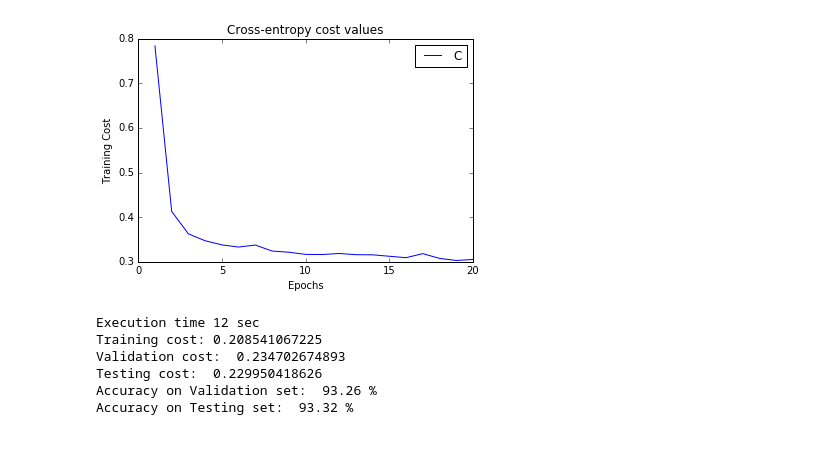
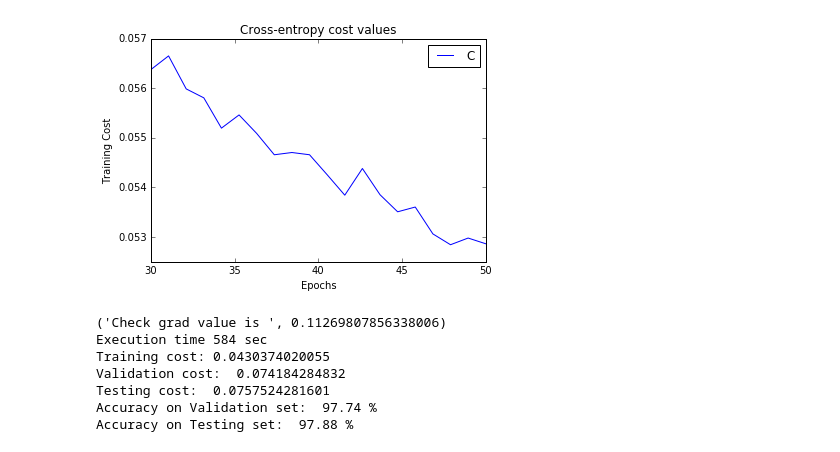
Before and after one commit to ArkAung/DNNfs, a Jupyter notebook: DNNfs.ipynb, the cells around one changed output. Cells and saved outputs as stored; diff of their text form; code cells hidden in the pictures.

```diff
--- a/DNNfs.ipynb
+++ b/DNNfs.ipynb
@@ -56,7 +56,7 @@ def feedforward(w1, w2, b1, b2, images, labels):
 def grad_layer2(h1, y_hat, w1, w2, images, labels, alpha=0.):
     y = labels
     m = y.shape[0]
-    dJ_dz2 = y_hat - y
+    dJ_dz2 = (y_hat - y)/m
     dJ_dw2 = dJ_dz2.T.dot(h1)
     #Regularize
     dJ_dw2 += (alpha/m) * w2
@@ -68,7 +68,7 @@ def grad_layer1(h1, y_hat, w1, w2, images, labels, alpha=0.):
     x = images
     y = labels
     m = y.shape[0]
-    dJ_dz2 = y_hat - y
+    dJ_dz2 = (y_hat - y)/m
     dJ_dh1 = dJ_dz2.dot(w2)
     g = dJ_dh1 * relu_prime(x.dot(w1.T))  # dJ/dz1
     dJ_dw1 = g.T.dot(x)
@@ -134,7 +134,7 @@ def sgd(train_images, train_labels, val_images, val_labels, h_nodes, epsilon, ba
         # final validation accuracy. These will be heuristics when choosing the best hyperparameters
         return cost_history[-1], validation_acc
 
-    plt.plot(np.linspace(1, epochs, epochs), cost_history, label="Training Cost")
+    plt.plot(np.linspace(epochs-20, epochs, 20), cost_history[-20:], label="Training Cost")
     plt.legend('Cost')
     plt.ylabel('Training Cost')
     plt.xlabel('Epochs')
@@ -163,19 +163,19 @@ def predict(images, labels, w1, w2, b1, b2):
 
 
 def findBestHyperparameters(train_images, train_labels, val_images, val_labels):
-    h_nodes = [20, 20, 50, 50, 80, 30, 60, 40, 20, 80]
-    l_rate = [1e-4, 1e-4, 0.001, 0.0005, 0.001, 0.00001, 0.0006, 0.0006, 0.00007, 0.001]
-    b_size = [1000, 10000, 50, 125, 500, 275, 88, 40, 625, 25]
-    alpha = [0, 0.8, 0.02, 1e2, 5.0, 0.2, 0.3, 0.7, 0.1, 0.9]
-    epochs = 5
+    h_nodes = [20, 20, 60, 50, 80, 30, 60, 40, 60, 20, 80]
+    l_rate = [0.33, 1e-2, 0.4, 0.15, 0.001, 0.01, 0.006, 0.06, 0.2, 0.007, 0.1]
+    b_size = [100, 250, 50, 125, 500, 275, 88, 40, 100, 625, 25]
+    alpha = [0, 0.8, 0.02, 1e2, 5.0, 0.2, 0.3, 0.7, 0.05, 0.1, 0.9]
+    epochs = [10, 20, 50, 10, 30, 40, 30, 20, 50, 10, 40]
     min_cost = 100
     max_acc = 0
     best = 0
-    for i in range(10):
+    for i in range(11):
         print ("[%d] Trying parameters - Hidden Nodes: %d Learning Rate: %.6f Batch Size: %d Alpha: %.3f Epochs: %d" % (
-            i, h_nodes[i], l_rate[i], b_size[i], alpha[i], epochs))
+            i, h_nodes[i], l_rate[i], b_size[i], alpha[i], epochs[i]))
         cost, acc = sgd(train_images, train_labels, val_images, val_labels,
-                        h_nodes[i], l_rate[i], b_size[i], epochs, alpha[i], searching=True)
+                        h_nodes[i], l_rate[i], b_size[i], epochs[i], alpha[i], searching=True)
         if cost < min_cost:
             min_cost = cost
             best = i
@@ -183,10 +183,37 @@ def findBestHyperparameters(train_images, train_labels, val_images, val_labels):
             max_acc = acc
             best = i
         print ("Current best parameters - Hidden Nodes: %d Learning Rate: %.6f Batch Size: %d Alpha: %.3f Epochs: %d" %
-               (h_nodes[best], l_rate[best], b_size[best], alpha[best], epochs))
+               (h_nodes[best], l_rate[best], b_size[best], alpha[best], epochs[best]))
 
-    return h_nodes[best], l_rate[best], b_size[best], alpha[best], 20
+    return h_nodes[best], l_rate[best], b_size[best], alpha[best], epochs[best]
 
+#####CHECK GRAD######
+def checkgrad_unpack(w, images, labels):
+    w1_idx = images.shape[1] * hidden_nodes
+    b1_idx = hidden_nodes
+    w2_idx = labels.shape[1] * hidden_nodes
+    b2_idx = 10
+    w1 = np.reshape(w[:w1_idx], (hidden_nodes, images.shape[1]))
+    b1 = np.reshape(w[w1_idx:w1_idx + b1_idx], (1, hidden_nodes))
+    w2 = np.reshape(w[w1_idx + b1_idx:w1_idx + b1_idx + w2_idx], (labels.shape[1], hidden_nodes))
+    b2 = np.reshape(w[w1_idx + b1_idx + w2_idx:], (1, 10))
+    return w1, b1, w2, b2
+
+
+def checkgrad_cost(w, images, labels, alpha=.0):
+    w1, b1, w2, b2 = checkgrad_unpack(w, images, labels)
+    cost = J(w1, w2, b1, b2, images, labels, alpha)
+    return cost
+
+
+def checkgrad_grad(w, images, labels, alpha=.0):
+    w1, b1, w2, b2 = checkgrad_unpack(w, images, labels)
+    h1, y_hat = feedforward(w1, w2, b1, b2, images, labels)
+    gw2, gb2 = grad_layer2(h1, y_hat, w1, w2, images, labels, alpha)
+    gw1, gb1 = grad_layer1(h1, y_hat, w1, w2, images, labels, alpha)
+    final_w = np.concatenate((gw1.flatten(), gb1.flatten(), gw2.flatten(), gb2.flatten()))
+    return final_w
+#####END OF CHECK GRAD######
 
 if __name__ == "__main__":
     # Load data
@@ -201,16 +228,18 @@ if __name__ == "__main__":
     import time
 
     start = time.time()
-#     hidden_nodes, learning_rate, batch_size, ridge_term, epochs = findBestHyperparameters(trainingImages, trainingLabels,
-#                                                                                           validationImages, validationLabels)
-    hidden_nodes, learning_rate, batch_size, ridge_term, epochs = 10, 0.001, 500, 5.0, 20
+    hidden_nodes, learning_rate, batch_size, ridge_term, epochs = findBestHyperparameters(trainingImages, trainingLabels,
+                                                                                          validationImages, validationLabels)
+    # hidden_nodes, learning_rate, batch_size, ridge_term, epochs = 60, 0.20, 100, 0.05, 50
     print ("Best parameters - Hidden Nodes: %d Learning Rate: %.6f Batch Size: %d Alpha: %.3f Epochs: %d" %
            (hidden_nodes, learning_rate, batch_size, ridge_term, epochs))
     w_1, w_2, b_1, b_2 = sgd(trainingImages, trainingLabels, validationImages, validationLabels,
                              hidden_nodes, learning_rate, batch_size, epochs, ridge_term)
 
-    # from scipy.optimize import check_grad
-    # print ("Check grad valude is ", check_grad(J, ))
+    from scipy.optimize import check_grad
+    checkgrad_w = np.concatenate((w_1.flatten(), b_1.flatten(), w_2.flatten(), b_2.flatten()))
+    print ("Check grad value is ", check_grad(checkgrad_cost, checkgrad_grad, checkgrad_w,
+                                              trainingImages[1:100], trainingLabels[1:100],ridge_term))
 
     dt = int(time.time() - start)
     print("Execution time %d sec" % dt)
@@ -233,10 +268,11 @@ Epochs: 18 Cost: 0.30296 Validation Acc: 93.58 ||w1||: 10.42515 ||w2||: 8.28780
-[figure, old version]
+[figure, new version]
-Execution time 12 sec
-Training cost: 0.208541067225
-Validation cost:  0.234702674893
-Testing cost:  0.229950418626
-Accuracy on Validation set:  93.26 %
-Accuracy on Testing set:  93.32 %
+('Check grad value is ', 0.11269807856338006)
+Execution time 584 sec
+Training cost: 0.0430374020055
+Validation cost:  0.074184284832
+Testing cost:  0.0757524281601
+Accuracy on Validation set:  97.74 %
+Accuracy on Testing set:  97.88 %
 # %%
 w_1.shape
 # %% [output]
```
Also changed, not shown: parts of 9 cells of this notebook, 2 other files.
